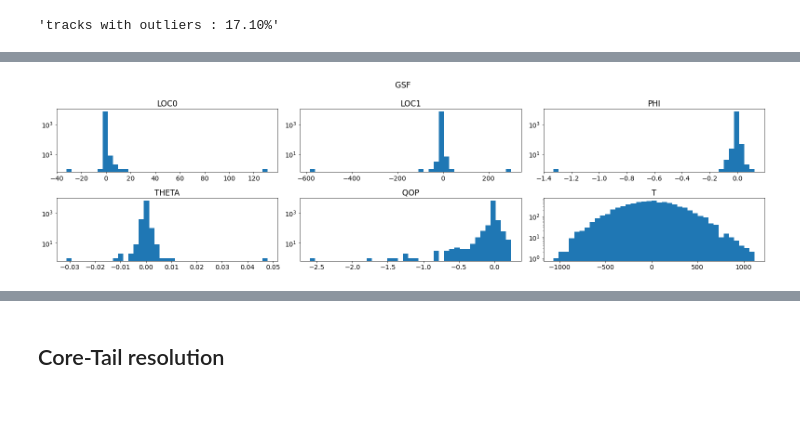
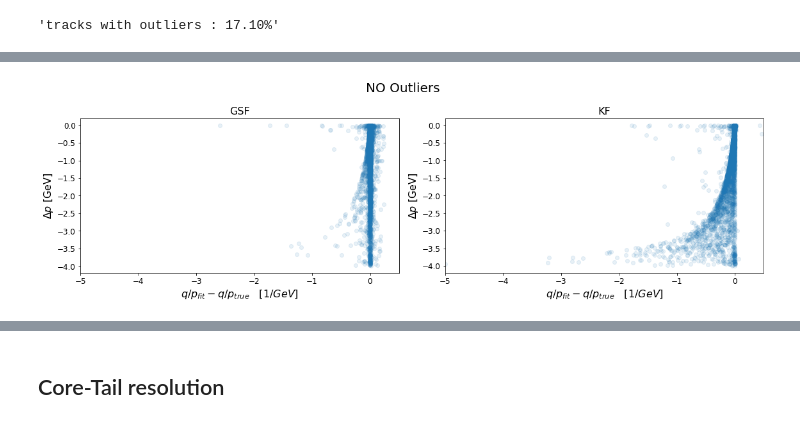
Before and after one commit to benjaminhuth/acts-gsf-scripts, a Jupyter notebook: notebooks/analysis_core_tail.ipynb, the cells around one changed output, grey strips where cells are left out. Drawn from its saved outputs; the diff is of its cells as text; code cells hidden in the pictures.

```diff
--- a/notebooks/analysis_core_tail.ipynb
+++ b/notebooks/analysis_core_tail.ipynb
@@ -27,3 +34,3 @@ print(keys)
 # %%
-summary_gsf = summary_to_df(summary_gsf_root, keys)
-summary_kf = summary_to_df(summary_kf_root, keys)
+summary_gsf, states_gsf = analysis.uproot_to_pandas(summary_gsf_root, states_gsf_root)
+summary_kf, states_kf = analysis.uproot_to_pandas(summary_kf_root, states_kf_root)
@@ -40,7 +75,16 @@ for ax, df, fitter in zip(axes, [summary_gsf, summary_kf], ["GSF", "KF"]):
+# %%
+def delta_p_vs_res_qop(df_gsf, df_kf):
+    fig, axes = plt.subplots(1,2,figsize=(16,5))
+
+    for ax, df, fitter in zip(axes, [df_gsf, df_kf], ["GSF", "KF"]):
+        ax.scatter(np.clip(df.res_eQOP_fit, -5,.5), df.t_delta_p, alpha=0.1)
+        ax.set_ylabel("$\Delta p$ [GeV]")
+        ax.set_xlabel("${q/p}_{{fit}} - {q/p}_{{true}} \quad [1/GeV]$")
+        ax.set_title(fitter)
+        ax.set_xlim(-5,.5)
+
+    return fig, ax
 # %%
 "tracks with outliers : {:.2%}".format(sum(np.unique(summary_gsf["nOutliers"], return_counts=True)[1][1:]) / len(summary_gsf))
 # %% [output]
 'tracks with outliers : 17.10%'
-# %%
-#summary_gsf = summary_gsf[ summary_gsf["res_eQOP_fit"].between(-30,30) ]
-summary_gsf = summary_gsf[ summary_gsf["nOutliers"] == 0 ]
@@ -46,0 +117,6 @@ summary_gsf = summary_gsf[ summary_gsf["nOutliers"] == 0 ]
+# %%
+summary_gsf_no_outliers = summary_gsf[ summary_gsf["nOutliers"] == 0 ]
+common_idx = summary_gsf_no_outliers.index.intersection(summary_kf.index)
+
+summary_kf_no_outliers = summary_kf.loc[common_idx, :]
+summary_gsf_no_outliers = summary_gsf_no_outliers.loc[common_idx, :]
@@ -47,12 +133,6 @@ summary_gsf = summary_gsf[ summary_gsf["nOutliers"] == 0 ]
 # %%
-fig, axes = plt.subplots(2,3,figsize=(22,6))
-
-for ax, key in zip(axes.flatten(), ['res_eLOC0_fit', 'res_eLOC1_fit', 'res_ePHI_fit', 'res_eTHETA_fit', 'res_eQOP_fit', 'res_eT_fit']):
-    ax.hist(summary_gsf[key], bins='rice')
-    ax.set_yscale('log')
-    ax.set_title(key[5:][:-4])
-
-fig.suptitle("GSF")
+fig, _ = delta_p_vs_res_qop(summary_gsf_no_outliers, summary_kf_no_outliers)
+fig.suptitle("NO Outliers")
 fig.tight_layout()
 # %% [output]
-[figure, old version]
+[figure, new version]
```
Also changed, not shown: parts of 25 cells of this notebook, 2 other files.
